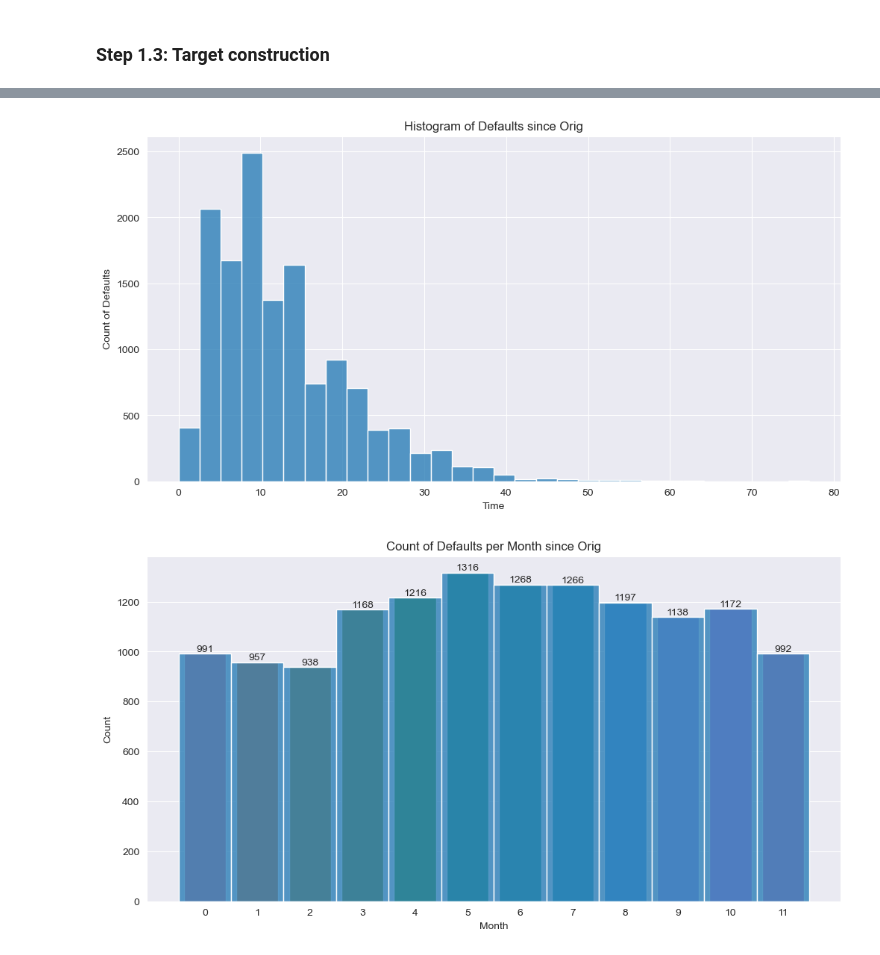
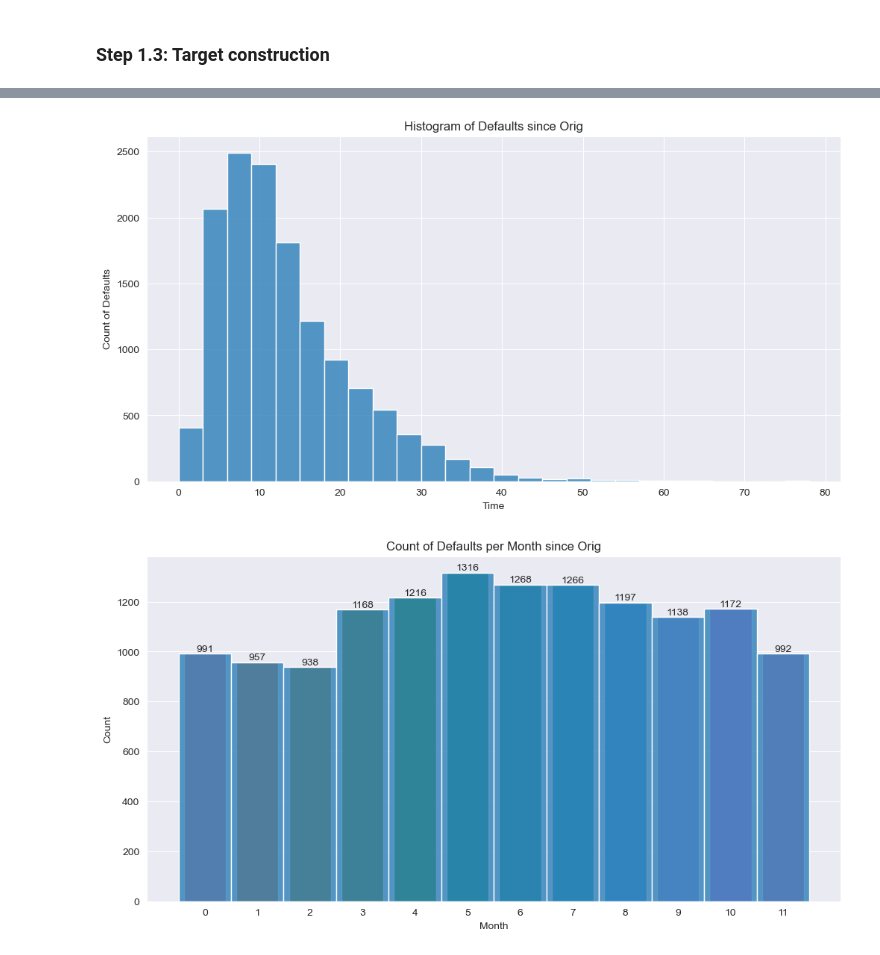
Before and after one commit to MaksimObukhov/pd_scorecard, a Jupyter notebook: main.ipynb, the cells around one changed output, grey strips where cells are left out. Saved outputs shown, nothing was run; the diff lists cells and outputs as text; code cells hidden in the pictures.

```diff
--- a/main.ipynb
+++ b/main.ipynb
@@ -220,14 +222,14 @@ plt.show()
 # %%
 df_dev['time_since_orig'] = df_dev['time'] - df_dev['orig_time']
 
 plt.figure(figsize=(12, 6))
-sns.histplot(df_dev[df_dev['default_time'] == 1]['time_since_orig'], bins=30, kde=False)
+sns.histplot(df_dev[df_dev['default_time'] == 1]['time_since_orig'], binwidth=3, kde=False)
 plt.title('Histogram of Defaults since Orig')
 plt.xlabel('Time')
 plt.ylabel('Count of Defaults')
 plt.show()
 # %% [output]
-[figure, old version]
+[figure, new version]
 # %%
 df_dev['month_since_orig'] = df_dev['time_since_orig'] % 12  # Extract the month from the 'time' column
 
```
Also changed, not shown: parts of 18 cells of this notebook.
